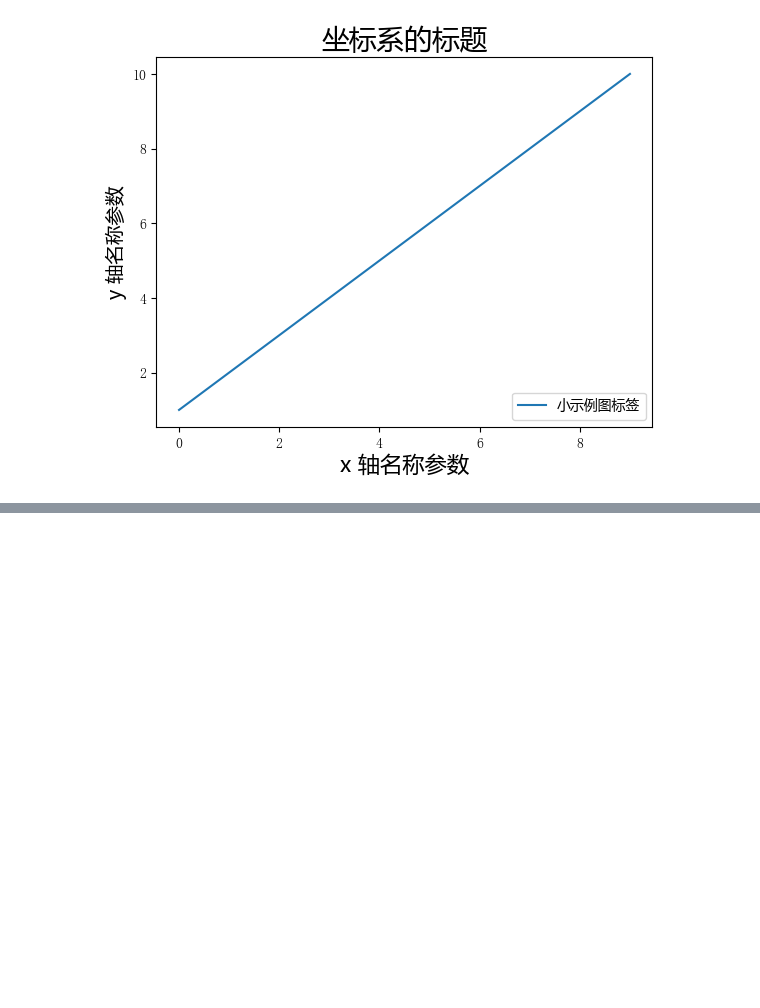
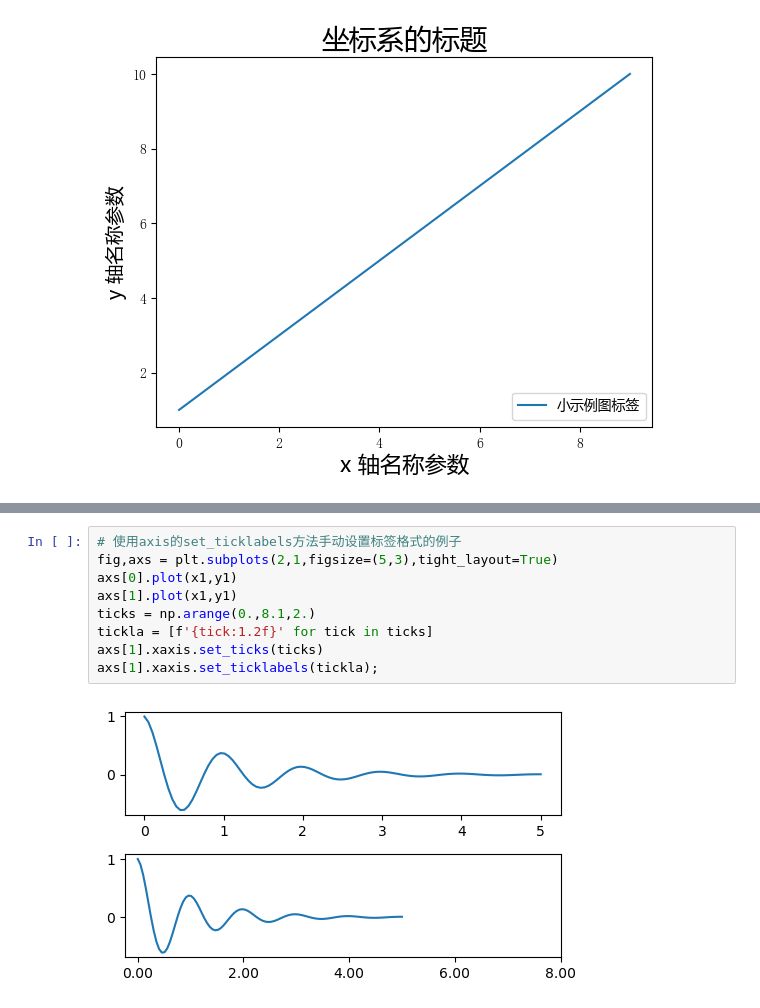
Before and after one commit to GGuo888/fantastic-matplotlib, a Jupyter notebook: practice/day04.ipynb, the cells around one changed output, grey strips where cells are left out. Drawn from its saved outputs; the diff is of its cells as text; blank space fills up the shorter version.

```diff
--- a/practice/day04.ipynb
+++ b/practice/day04.ipynb
@@ -170,0 +190,11 @@ plt.legend(loc='lower right', prop={"family": 'Microsoft YaHei'}, fontsize=10) ;
+# %%
+# 使用axis的set_ticklabels方法手动设置标签格式的例子
+fig,axs = plt.subplots(2,1,figsize=(5,3),tight_layout=True)
+axs[0].plot(x1,y1)
+axs[1].plot(x1,y1)
+ticks = np.arange(0.,8.1,2.)
+tickla = [f'{tick:1.2f}' for tick in ticks]
+axs[1].xaxis.set_ticks(ticks)
+axs[1].xaxis.set_ticklabels(tickla);
+# %% [output]
+[figure, added]
```
Also changed, not shown: parts of 6 cells of this notebook.
